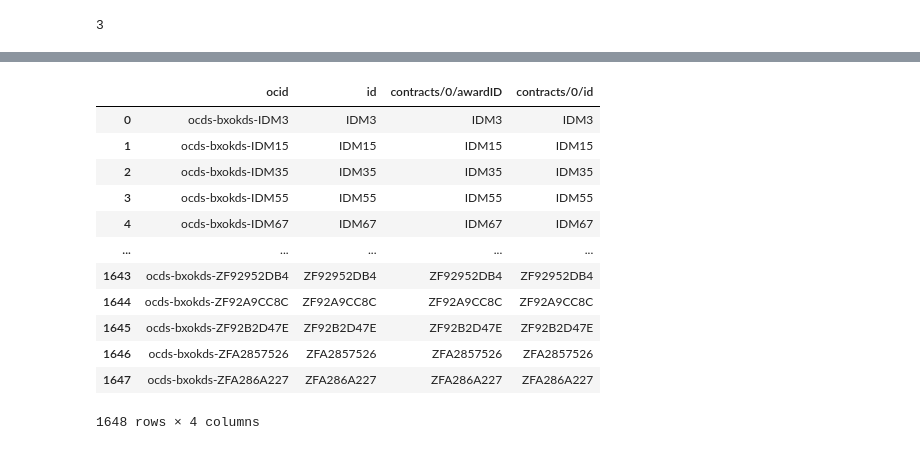
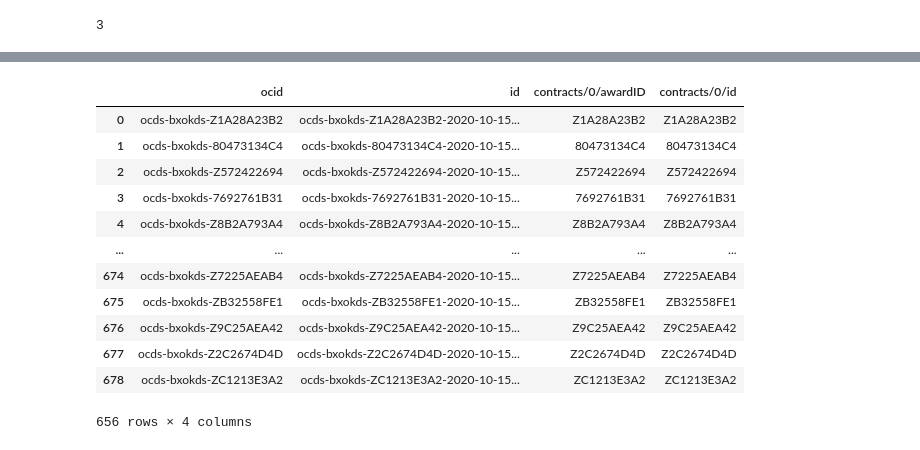
Before and after one commit to ondata/appaltipop, a Jupyter notebook: notebook/anactoocds.ipynb, the cells around one changed output, grey strips where cells are left out. Cells and saved outputs as stored; diff of their text form; code cells hidden in the pictures.

```diff
--- a/notebook/anactoocds.ipynb
+++ b/notebook/anactoocds.ipynb
@@ -13,10 +13,10 @@ tmp_dir = '../csv/tmp/'
 schema_dir = '../csv/'
 out_dir = '../data/'
 
+date = '2020-10-15T00:00:00Z'
 
 
-
-#cod_pa = '00080270838'
+cod_pa = '00080270838'
 #cod_pa = '00097020598'
 #cod_pa = '00104330493'
 #cod_pa = '00124600685'
@@ -51,12 +51,12 @@ out_dir = '../data/'
 #cod_pa = '80025760820'
 #cod_pa = '80049220637'
 #cod_pa = '81001210723'
-cod_pa = '84006890481'
+#cod_pa = '84006890481'
 
 
 work_dir = data_dir + cod_pa
 # %%
-agg_input = read_aggiudicatari(work_dir)
+agg_input = read_aggiudicatari(work_dir, cod_pa)
 
 agg_input.head()
 # %% [output]
@@ -185,23 +164,23 @@ contr_imple_transactions.head()
 # %%
 
 
-contracts = create_contracts(agg_input)
+contracts = create_contracts(agg_input, date)
 
 contracts
 # %% [output]
 |  | ocid | id | contracts/0/awardID | contracts/0/id |
-| 0 | ocds-bxokds-IDM3 | IDM3 | IDM3 | IDM3 |
-| 1 | ocds-bxokds-IDM15 | IDM15 | IDM15 | IDM15 |
-| 2 | ocds-bxokds-IDM35 | IDM35 | IDM35 | IDM35 |
-| 3 | ocds-bxokds-IDM55 | IDM55 | IDM55 | IDM55 |
-| 4 | ocds-bxokds-IDM67 | IDM67 | IDM67 | IDM67 |
+| 0 | ocds-bxokds-Z1A28A23B2 | ocds-bxokds-Z1A28A23B2-2020-10-15... | Z1A28A23B2 | Z1A28A23B2 |
+| 1 | ocds-bxokds-80473134C4 | ocds-bxokds-80473134C4-2020-10-15... | 80473134C4 | 80473134C4 |
+| 2 | ocds-bxokds-Z572422694 | ocds-bxokds-Z572422694-2020-10-15... | Z572422694 | Z572422694 |
+| 3 | ocds-bxokds-7692761B31 | ocds-bxokds-7692761B31-2020-10-15... | 7692761B31 | 7692761B31 |
+| 4 | ocds-bxokds-Z8B2A793A4 | ocds-bxokds-Z8B2A793A4-2020-10-15... | Z8B2A793A4 | Z8B2A793A4 |
 | ... | ... | ... | ... | ... |
-| 1643 | ocds-bxokds-ZF92952DB4 | ZF92952DB4 | ZF92952DB4 | ZF92952DB4 |
-| 1644 | ocds-bxokds-ZF92A9CC8C | ZF92A9CC8C | ZF92A9CC8C | ZF92A9CC8C |
-| 1645 | ocds-bxokds-ZF92B2D47E | ZF92B2D47E | ZF92B2D47E | ZF92B2D47E |
-| 1646 | ocds-bxokds-ZFA2857526 | ZFA2857526 | ZFA2857526 | ZFA2857526 |
-| 1647 | ocds-bxokds-ZFA286A227 | ZFA286A227 | ZFA286A227 | ZFA286A227 |
+| 674 | ocds-bxokds-Z7225AEAB4 | ocds-bxokds-Z7225AEAB4-2020-10-15... | Z7225AEAB4 | Z7225AEAB4 |
+| 675 | ocds-bxokds-ZB32558FE1 | ocds-bxokds-ZB32558FE1-2020-10-15... | ZB32558FE1 | ZB32558FE1 |
+| 676 | ocds-bxokds-Z9C25AEA42 | ocds-bxokds-Z9C25AEA42-2020-10-15... | Z9C25AEA42 | Z9C25AEA42 |
+| 677 | ocds-bxokds-Z2C2674D4D | ocds-bxokds-Z2C2674D4D-2020-10-15... | Z2C2674D4D | Z2C2674D4D |
+| 678 | ocds-bxokds-ZC1213E3A2 | ocds-bxokds-ZC1213E3A2-2020-10-15... | ZC1213E3A2 | ZC1213E3A2 |
-1648 rows × 4 columns
+656 rows × 4 columns
 # %%
 write_out = os.path.join(tmp_dir, "releases.csv")
 releases.to_csv (write_out, index = None, header=True)
```
Also changed, not shown: parts of 9 cells of this notebook, 2 other files.
